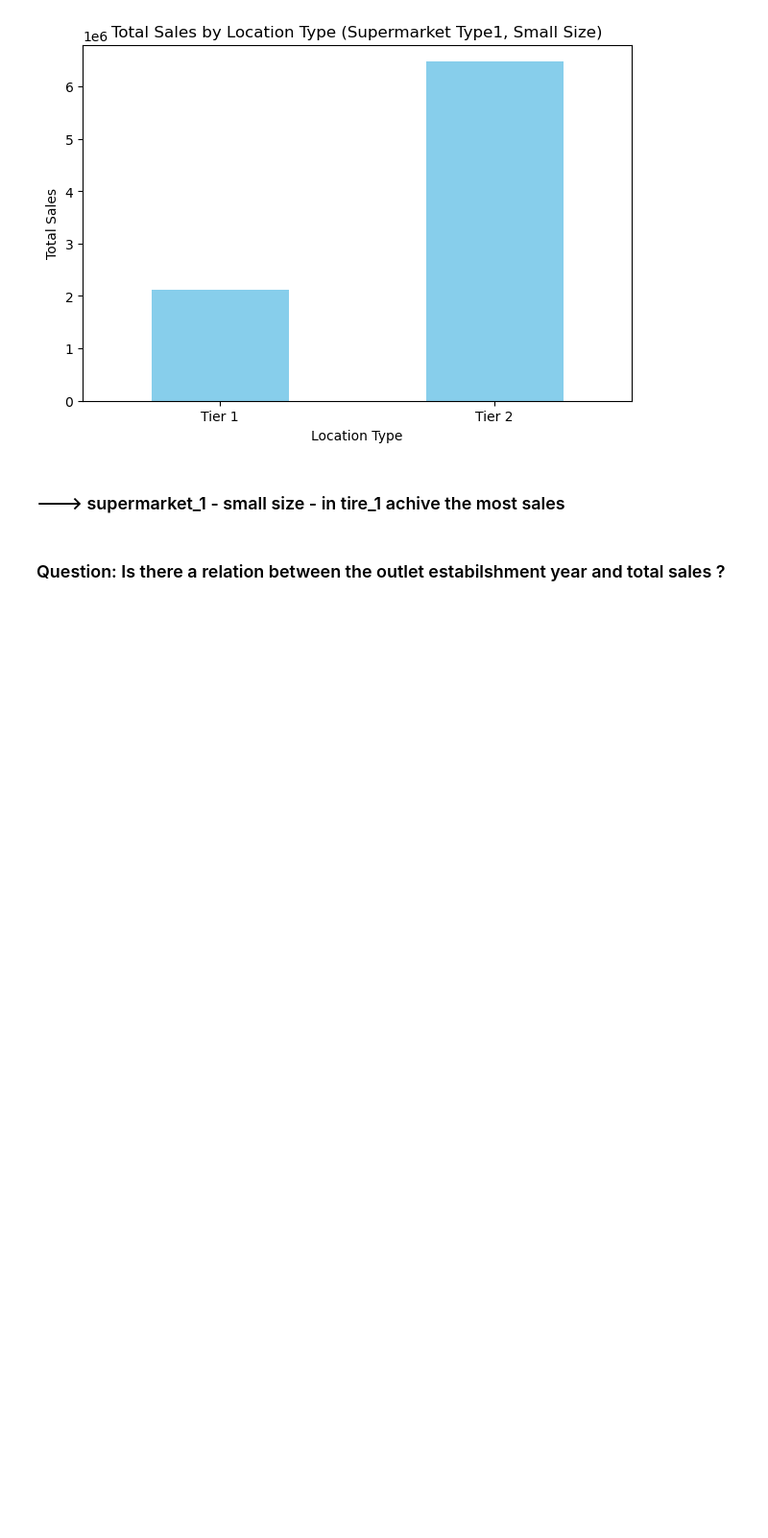
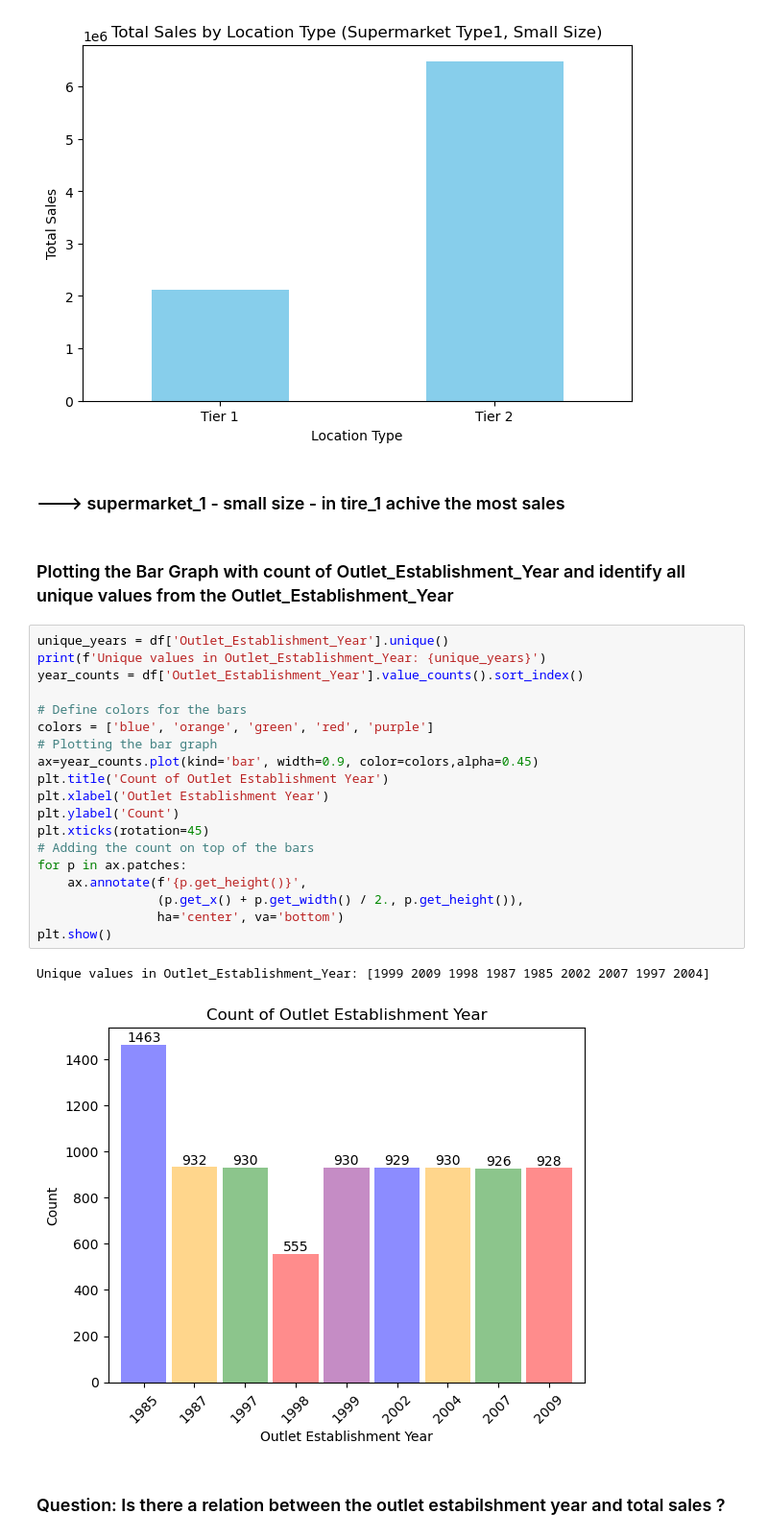
Before and after one commit to refa3y384/Sales_Forcasting_XGBOOST, a Jupyter notebook: Sales_Forcasting_Data_Visualization.ipynb, the cells around one changed output. Shown: that part at 96% size. Drawn from its saved outputs; the diff is of its cells as text; blank space fills up the shorter version.

```diff
--- a/Sales_Forcasting_Data_Visualization.ipynb
+++ b/Sales_Forcasting_Data_Visualization.ipynb
@@ -465,6 +464,30 @@ plt.show()
 [figure]
 # %% [markdown]
  ### ---> supermarket_1 - small size - in tire_1 achive the most sales
+# %% [markdown]
+ ### Plotting the Bar Graph with count of Outlet_Establishment_Year and identify all unique values from the Outlet_Establishment_Year
+# %%
+unique_years = df['Outlet_Establishment_Year'].unique()
+print(f'Unique values in Outlet_Establishment_Year: {unique_years}')
+year_counts = df['Outlet_Establishment_Year'].value_counts().sort_index()
+
+# Define colors for the bars
+colors = ['blue', 'orange', 'green', 'red', 'purple']
+# Plotting the bar graph
+ax=year_counts.plot(kind='bar', width=0.9, color=colors,alpha=0.45)
+plt.title('Count of Outlet Establishment Year')
+plt.xlabel('Outlet Establishment Year')
+plt.ylabel('Count')
+plt.xticks(rotation=45)
+# Adding the count on top of the bars
+for p in ax.patches:
+    ax.annotate(f'{p.get_height()}',
+                (p.get_x() + p.get_width() / 2., p.get_height()),
+                ha='center', va='bottom')
+plt.show()
+# %% [output]
+Unique values in Outlet_Establishment_Year: [1999 2009 1998 1987 1985 2002 2007 1997 2004]
+[figure, added]
 # %% [markdown]
  ### Question: Is there a relation between the outlet estabilshment year and total sales ?
 # %%
```
Also changed, not shown: parts of 10 cells of this notebook.
